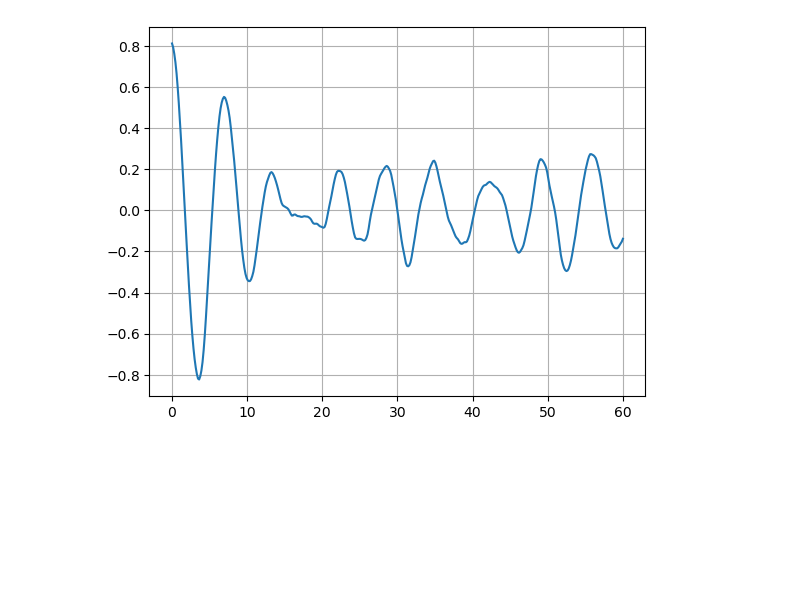
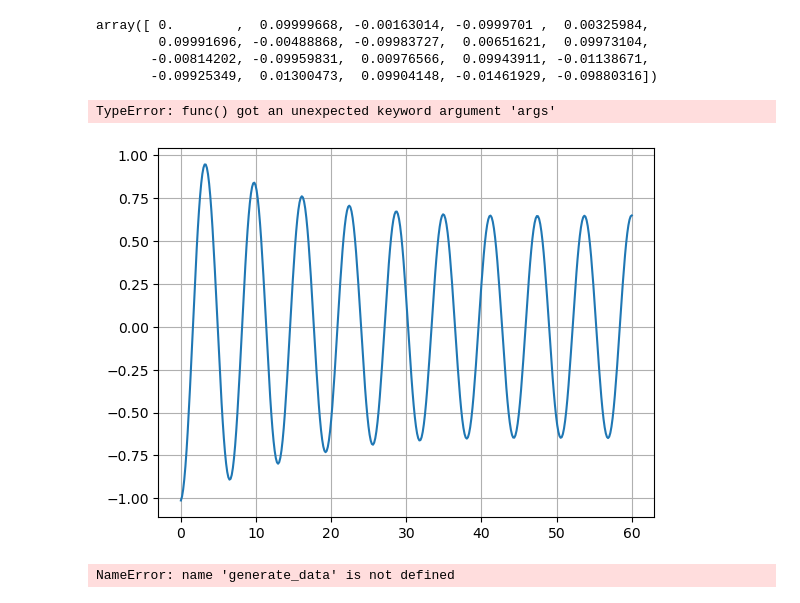
Before and after one commit to Gandalf3141/pendulum_w_input, a Jupyter notebook: data.ipynb, the cells around one changed output. Saved outputs shown, nothing was run; the diff lists cells and outputs as text; code cells hidden in the pictures; blank space fills up the shorter version.

```diff
--- a/data.ipynb
+++ b/data.ipynb
@@ -38,13 +38,8 @@ def input(t, u_option):
    return 0
 
 
-def func(y,t, args):
+def func(y,t, u):
   f = 1
   #0.5
 
-  u = args
-
   return np.array([y[1], 1/f*(-np.sin(y[0])- 1/7*y[1] + u )])
-# %%
-u = input(np.linspace(0, 30, 200), "noise")
-plt.plot(u)
@@ -54,37 +46,53 @@ plt.plot(u)
+# %%
+t =np.linspace(0,30,20)
+steps = np.random.uniform(-0.02, 0.02, len(t))
+steps[0] = np.random.uniform(-0.2, 0.2, 1)
+walk = np.cumsum(steps)
+walk
+
+
+#0.1 * np.sin(t)
+# %% [output]
+array([ 0.        ,  0.09999668, -0.00163014, -0.0999701 ,  0.00325984,
+        0.09991696, -0.00488868, -0.09983727,  0.00651621,  0.09973104,
+       -0.00814202, -0.09959831,  0.00976566,  0.09943911, -0.01138671,
+       -0.09925349,  0.01300473,  0.09904148, -0.01461929, -0.09880316])
 # %%
 a = func(np.array([1, 0.1]), t=5 ,args="noise")
 b = func(a, t=5 ,args="noise")
 a,b
+# %% [output]
+TypeError: func() got an unexpected keyword argument 'args'
 # %%
 
 n=400
 
 t = np.linspace(0, 60, n)
 
-u_option = "noise"
+u_option = "sin"
 #
 for j in range(1):
     y0_list_w = np.random.uniform(-np.pi/3, np.pi/3, size=(1, 1))
     y0_list_o = np.random.uniform(-0.1, 0.1, size=(1, 1))
     y0_list = np.concatenate([y0_list_w, y0_list_o], axis=1)
 
     z0 = y0_list[0]
     u = input(t, u_option)
 
     #u = np.sin(3*t)/2
     #u = (t**2 - 2*t)*0.0001
 
     #
     out = np.zeros((len(t), 2))
     out[0] = z0
 
     for i in range(1, n):
         t_span = [t[i-1], t[i]]
         z = scipy.integrate.odeint(func, out[i-1], t_span, args = (u[i],))
         out[i] = z[1]
 
     plt.plot(t,out[:,0])
 plt.grid()
 plt.show()
 # %% [output]
-[figure, old version]
+[figure, new version]
@@ -95,0 +99,8 @@ plt.plot(t,u)
+# %%
+input_data, test_data, time, initial_values = generate_data(x0 = np.pi/4, y0 = 0.1, use_fixed_init = False, t0=0, t1=60,
+                                           time_steps=200, num_of_inits=10, normalize=True, add_noise=False, u_option="noise")
+
+ic(input_data.size())
+ic(test_data.size())
+# %% [output]
+NameError: name 'generate_data' is not defined
```
Also changed, not shown: parts of 10 cells of this notebook, 10 other files.
